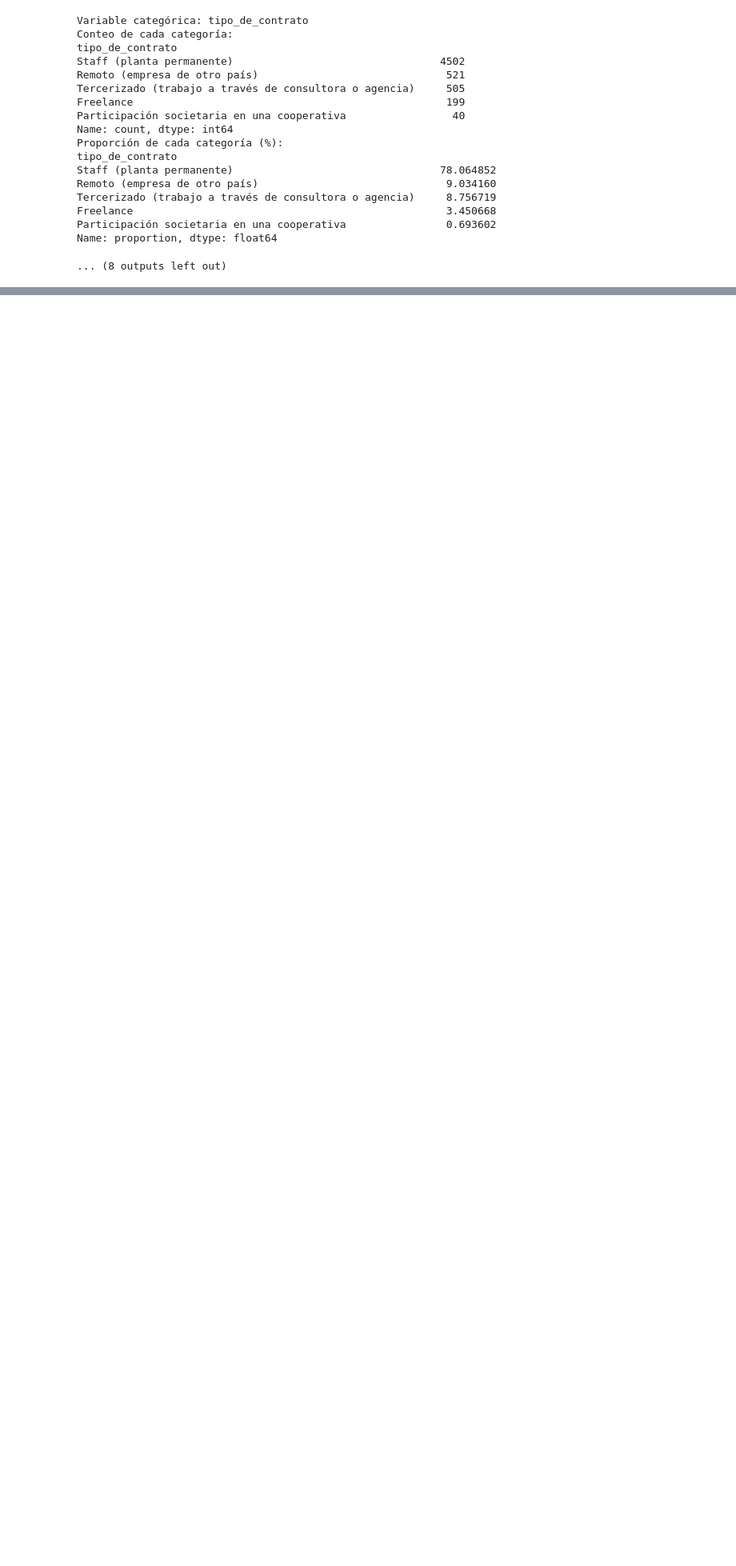
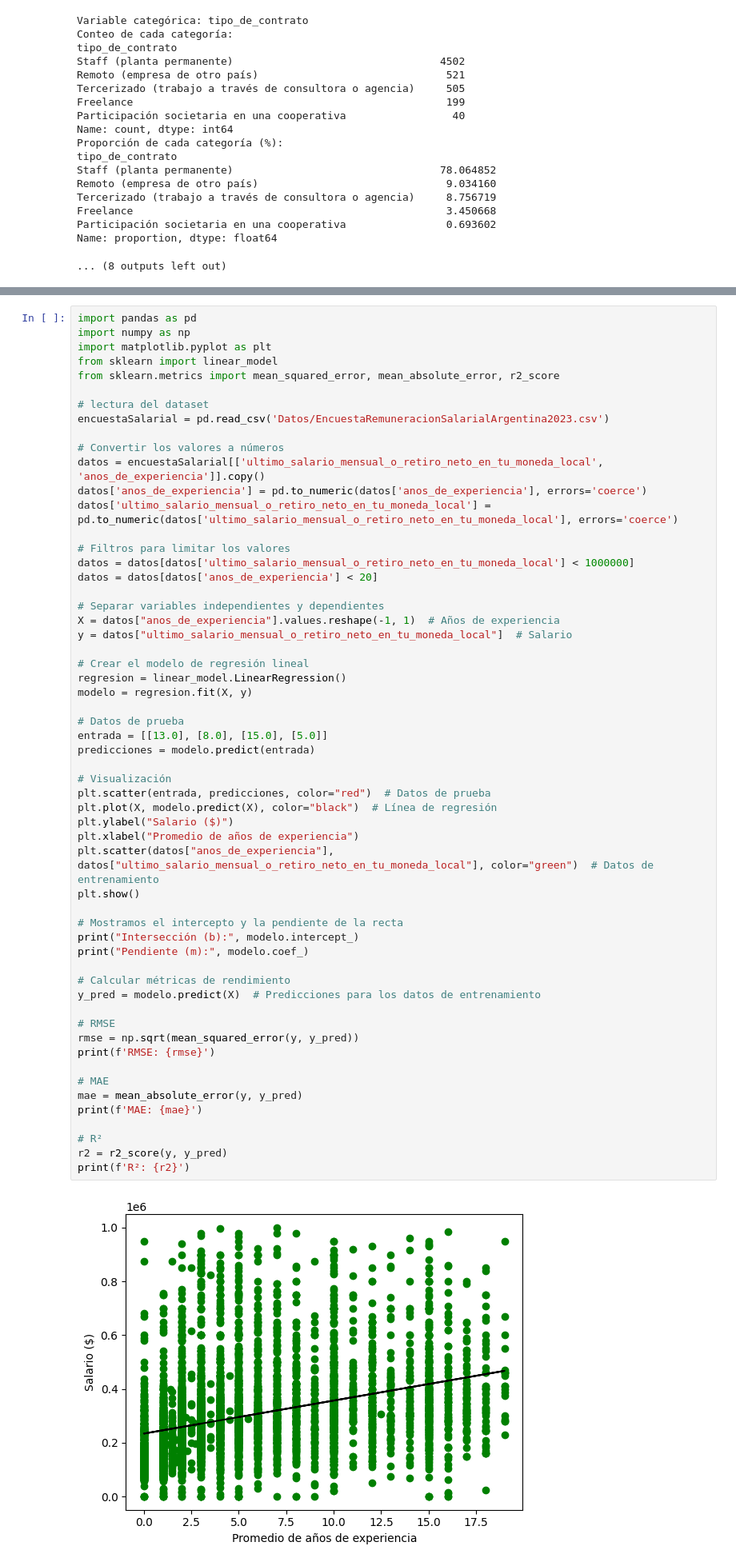
Before and after one commit to LuisSiccardi/ISPC_CienciaDeDatos_I, a Jupyter notebook: main.ipynb, the cells around one changed output, grey strips where cells are left out. Shown at 80% size. Cells and saved outputs as stored; diff of their text form; blank space fills up the shorter version.

```diff
--- a/main.ipynb
+++ b/main.ipynb
@@ -469,0 +599,59 @@ Name: proportion, dtype: float64
+# %%
+import pandas as pd
+import numpy as np
+import matplotlib.pyplot as plt
+from sklearn import linear_model
+from sklearn.metrics import mean_squared_error, mean_absolute_error, r2_score
+
+# lectura del dataset
+encuestaSalarial = pd.read_csv('Datos/EncuestaRemuneracionSalarialArgentina2023.csv')
+
+# Convertir los valores a números
+datos = encuestaSalarial[['ultimo_salario_mensual_o_retiro_neto_en_tu_moneda_local', 'anos_de_experiencia']].copy()
+datos['anos_de_experiencia'] = pd.to_numeric(datos['anos_de_experiencia'], errors='coerce')
+datos['ultimo_salario_mensual_o_retiro_neto_en_tu_moneda_local'] = pd.to_numeric(datos['ultimo_salario_mensual_o_retiro_neto_en_tu_moneda_local'], errors='coerce')
+
+# Filtros para limitar los valores
+datos = datos[datos['ultimo_salario_mensual_o_retiro_neto_en_tu_moneda_local'] < 1000000]
+datos = datos[datos['anos_de_experiencia'] < 20]
+
+# Separar variables independientes y dependientes
+X = datos["anos_de_experiencia"].values.reshape(-1, 1)  # Años de experiencia
+y = datos["ultimo_salario_mensual_o_retiro_neto_en_tu_moneda_local"]  # Salario
+
+# Crear el modelo de regresión lineal
+regresion = linear_model.LinearRegression()
+modelo = regresion.fit(X, y)
+
+# Datos de prueba
+entrada = [[13.0], [8.0], [15.0], [5.0]]
+predicciones = modelo.predict(entrada)
+
+# Visualización
+plt.scatter(entrada, predicciones, color="red")  # Datos de prueba
+plt.plot(X, modelo.predict(X), color="black")  # Línea de regresión
+plt.ylabel("Salario ($)")
+plt.xlabel("Promedio de años de experiencia")
+plt.scatter(datos["anos_de_experiencia"], datos["ultimo_salario_mensual_o_retiro_neto_en_tu_moneda_local"], color="green")  # Datos de entrenamiento
+plt.show()
+
+# Mostramos el intercepto y la pendiente de la recta
+print("Intersección (b):", modelo.intercept_)
+print("Pendiente (m):", modelo.coef_)
+
+# Calcular métricas de rendimiento
+y_pred = modelo.predict(X)  # Predicciones para los datos de entrenamiento
+
+# RMSE
+rmse = np.sqrt(mean_squared_error(y, y_pred))
+print(f'RMSE: {rmse}')
+
+# MAE
+mae = mean_absolute_error(y, y_pred)
+print(f'MAE: {mae}')
+
+# R²
+r2 = r2_score(y, y_pred)
+print(f'R²: {r2}')
+# %% [output]
+[figure, added]
```
Also changed, not shown: parts of 11 cells of this notebook.
